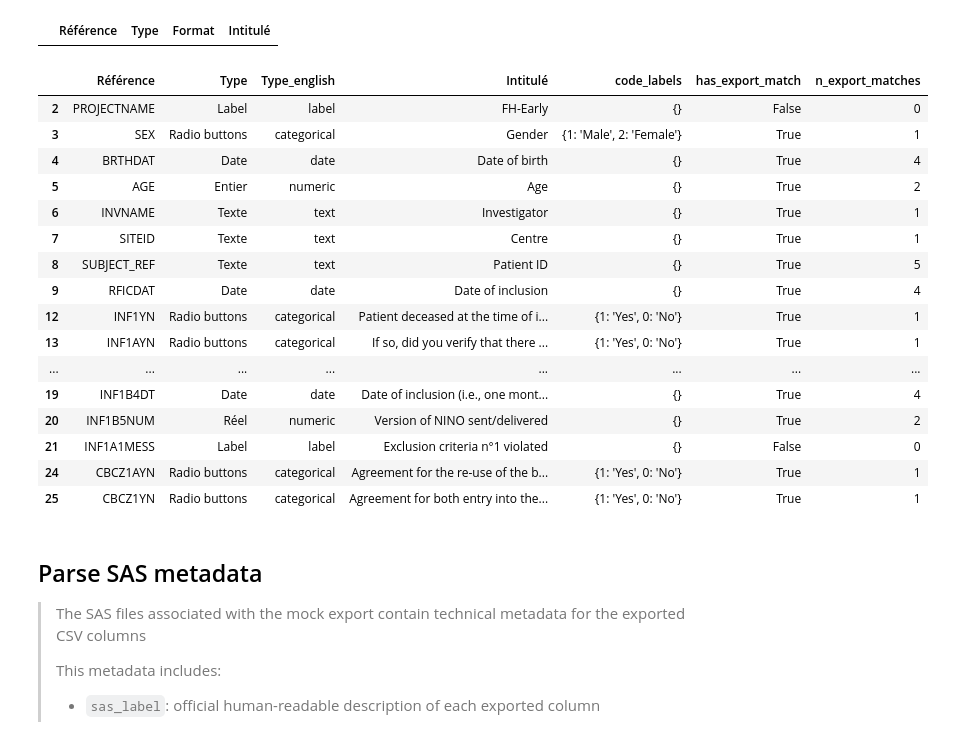
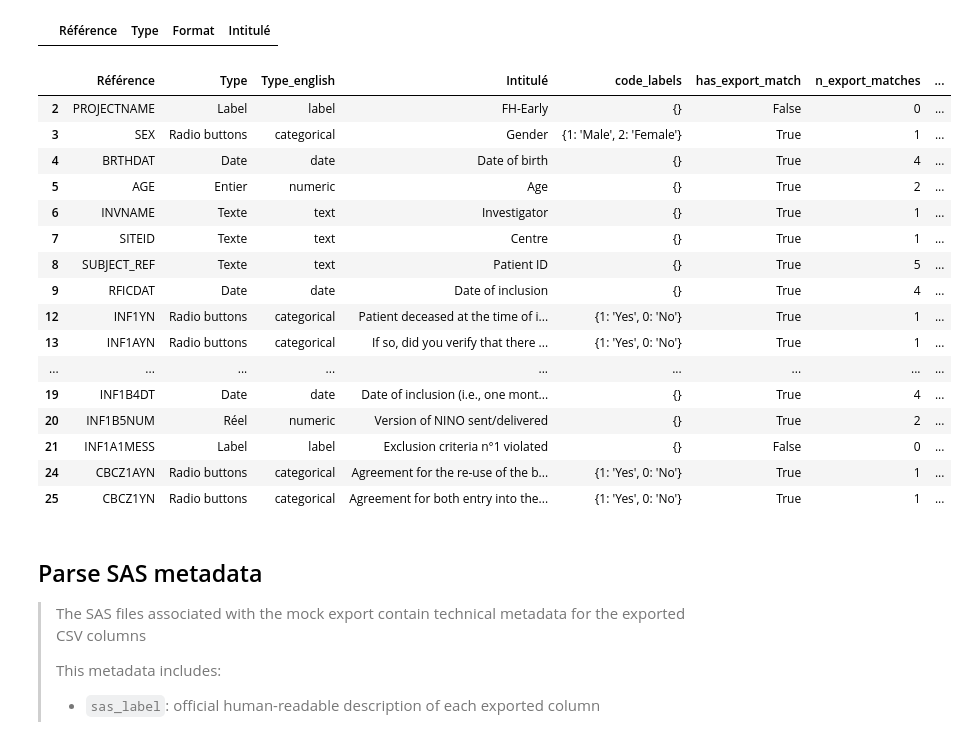
Before and after one commit to gpietrop/fh-project, a Jupyter notebook: database/mock-up/tutorial_catalog.ipynb, the cells around one changed output. Cells and saved outputs as stored; diff of their text form; code cells hidden in the pictures.

```diff
--- a/database/mock-up/tutorial_utils_database.ipynb
+++ b/database/mock-up/tutorial_catalog.ipynb
@@ -166,25 +171,25 @@ mapped[(mapped["Type_english"].isin(["categorical", "checkbox"])) & (mapped["cod
 # mapped.to_csv("dictionary_export_map.csv", index=False)
 # %%
 # Final output
-mapped[["Référence", "Type", "Type_english", "Intitulé", "code_labels", "has_export_match", "n_export_matches"]].head(20)
+mapped[["Référence", "Type", "Type_english", "Intitulé", "code_labels", "has_export_match", "n_export_matches", "all_export_matches"]].head(20)
 # %% [output]
-|  | Référence | Type | Type_english | Intitulé | code_labels | has_export_match | n_export_matches |
-| 2 | PROJECTNAME | Label | label | FH-Early | {} | False | 0 |
-| 3 | SEX | Radio buttons | categorical | Gender | {1: 'Male', 2: 'Female'} | True | 1 |
-| 4 | BRTHDAT | Date | date | Date of birth | {} | True | 4 |
-| 5 | AGE | Entier | numeric | Age | {} | True | 2 |
-| 6 | INVNAME | Texte | text | Investigator | {} | True | 1 |
-| 7 | SITEID | Texte | text | Centre | {} | True | 1 |
-| 8 | SUBJECT_REF | Texte | text | Patient ID | {} | True | 5 |
-| 9 | RFICDAT | Date | date | Date of inclusion | {} | True | 4 |
-| 12 | INF1YN | Radio buttons | categorical | Patient deceased at the time of i... | {1: 'Yes', 0: 'No'} | True | 1 |
-| 13 | INF1AYN | Radio buttons | categorical | If so, did you verify that there ... | {1: 'Yes', 0: 'No'} | True | 1 |
-| ... | ... | ... | ... | ... | ... | ... | ... |
-| 19 | INF1B4DT | Date | date | Date of inclusion (i.e., one mont... | {} | True | 4 |
-| 20 | INF1B5NUM | Réel | numeric | Version of NINO sent/delivered | {} | True | 2 |
-| 21 | INF1A1MESS | Label | label | Exclusion criteria n°1 violated | {} | False | 0 |
-| 24 | CBCZ1AYN | Radio buttons | categorical | Agreement for the re-use of the b... | {1: 'Yes', 0: 'No'} | True | 1 |
-| 25 | CBCZ1YN | Radio buttons | categorical | Agreement for both entry into the... | {1: 'Yes', 0: 'No'} | True | 1 |
+|  | Référence | Type | Type_english | Intitulé | code_labels | has_export_match | n_export_matches | ... |
+| 2 | PROJECTNAME | Label | label | FH-Early | {} | False | 0 | ... |
+| 3 | SEX | Radio buttons | categorical | Gender | {1: 'Male', 2: 'Female'} | True | 1 | ... |
+| 4 | BRTHDAT | Date | date | Date of birth | {} | True | 4 | ... |
+| 5 | AGE | Entier | numeric | Age | {} | True | 2 | ... |
+| 6 | INVNAME | Texte | text | Investigator | {} | True | 1 | ... |
+| 7 | SITEID | Texte | text | Centre | {} | True | 1 | ... |
+| 8 | SUBJECT_REF | Texte | text | Patient ID | {} | True | 5 | ... |
+| 9 | RFICDAT | Date | date | Date of inclusion | {} | True | 4 | ... |
+| 12 | INF1YN | Radio buttons | categorical | Patient deceased at the time of i... | {1: 'Yes', 0: 'No'} | True | 1 | ... |
+| 13 | INF1AYN | Radio buttons | categorical | If so, did you verify that there ... | {1: 'Yes', 0: 'No'} | True | 1 | ... |
+| ... | ... | ... | ... | ... | ... | ... | ... | ... |
+| 19 | INF1B4DT | Date | date | Date of inclusion (i.e., one mont... | {} | True | 4 | ... |
+| 20 | INF1B5NUM | Réel | numeric | Version of NINO sent/delivered | {} | True | 2 | ... |
+| 21 | INF1A1MESS | Label | label | Exclusion criteria n°1 violated | {} | False | 0 | ... |
+| 24 | CBCZ1AYN | Radio buttons | categorical | Agreement for the re-use of the b... | {1: 'Yes', 0: 'No'} | True | 1 | ... |
+| 25 | CBCZ1YN | Radio buttons | categorical | Agreement for both entry into the... | {1: 'Yes', 0: 'No'} | True | 1 | ... |
 # %% [markdown]
 ## Parse SAS metadata
 > The SAS files associated with the mock export contain technical metadata for the exported CSV columns
```
Also changed, not shown: parts of 2 cells of this notebook, 1 other file.
